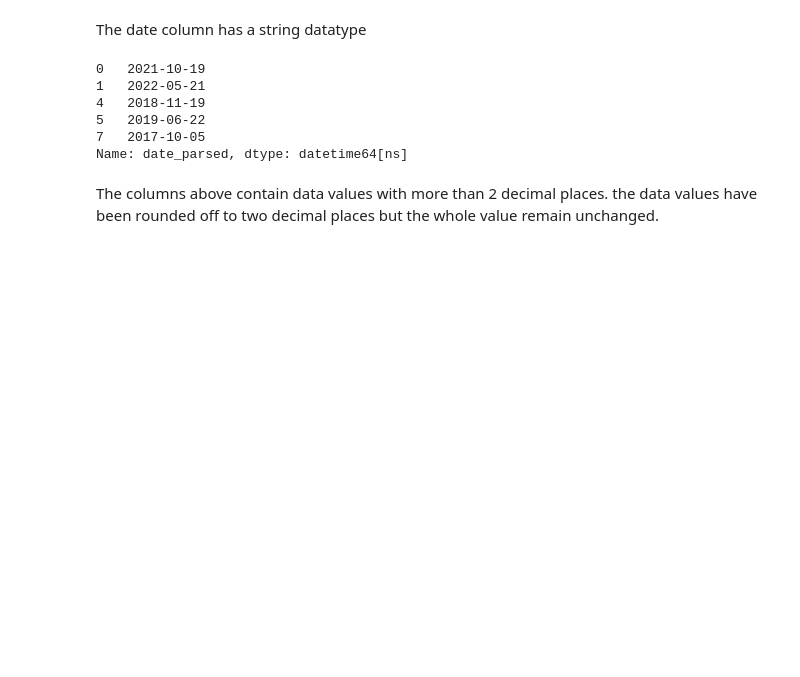
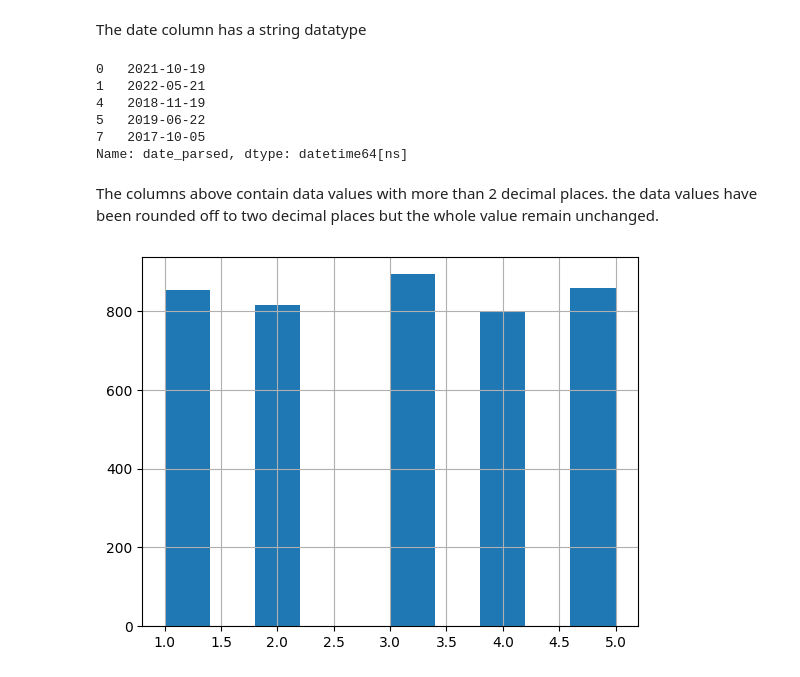
Before and after one commit to IVYMWAI/JANITOR, a Jupyter notebook: Data cleaning.ipynb, the cells around one changed output. Saved outputs shown, nothing was run; the diff lists cells and outputs as text; code cells hidden in the pictures; blank space fills up the shorter version.

```diff
--- a/Data cleaning.ipynb
+++ b/Data cleaning.ipynb
@@ -252,3 +252,10 @@ policy_counts= data["cancellation_policy"].value_counts()
 
 #column5
 room_counts= data["room_type"].value_counts()
+# %%
+#visualizing the distribution of data
+import matplotlib.pyplot as plt
+data["review_rate_number"].hist()
+plt.show()
+# %% [output]
+[figure, added]
```
Also changed, not shown: parts of 4 cells of this notebook.
